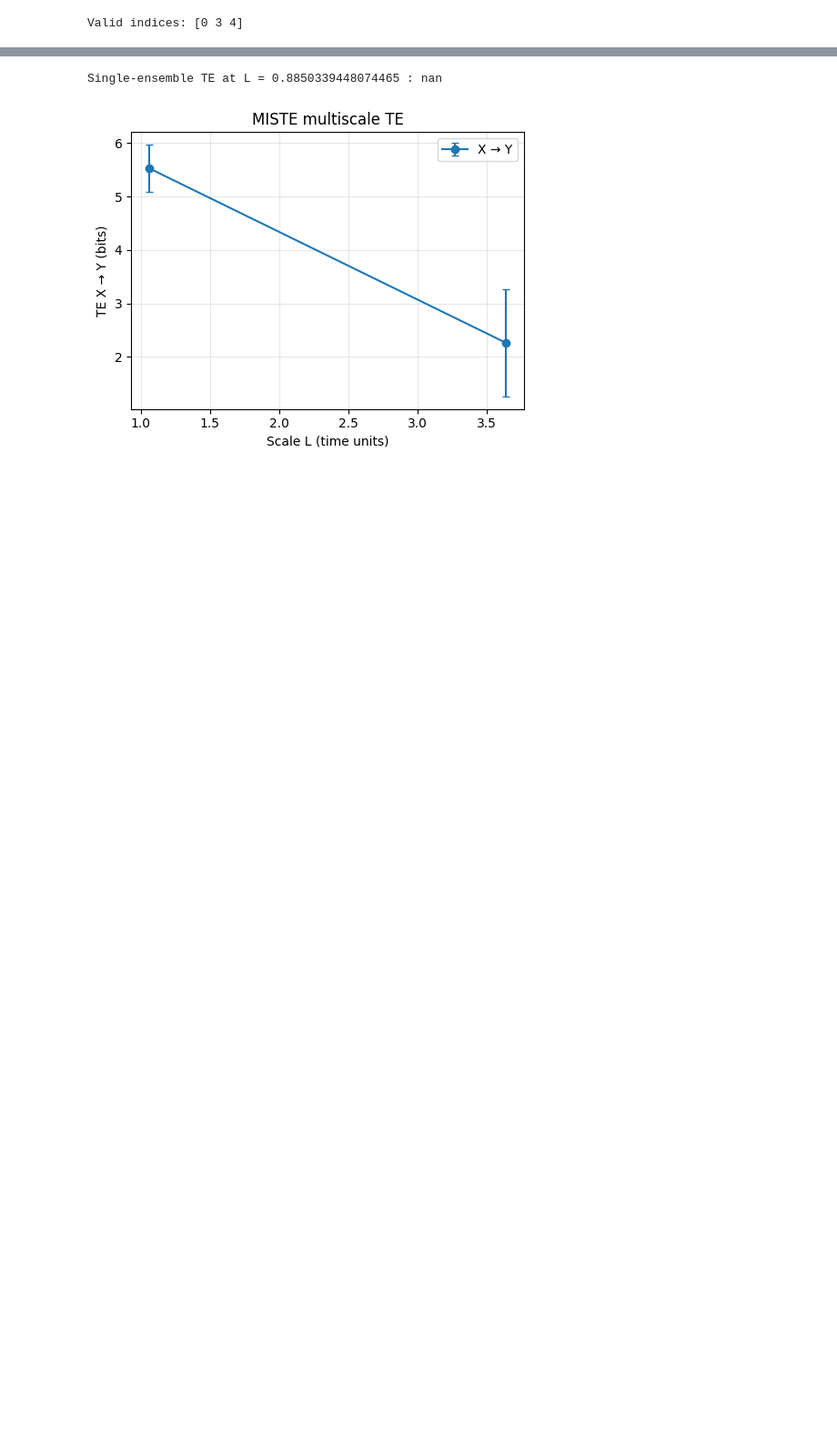
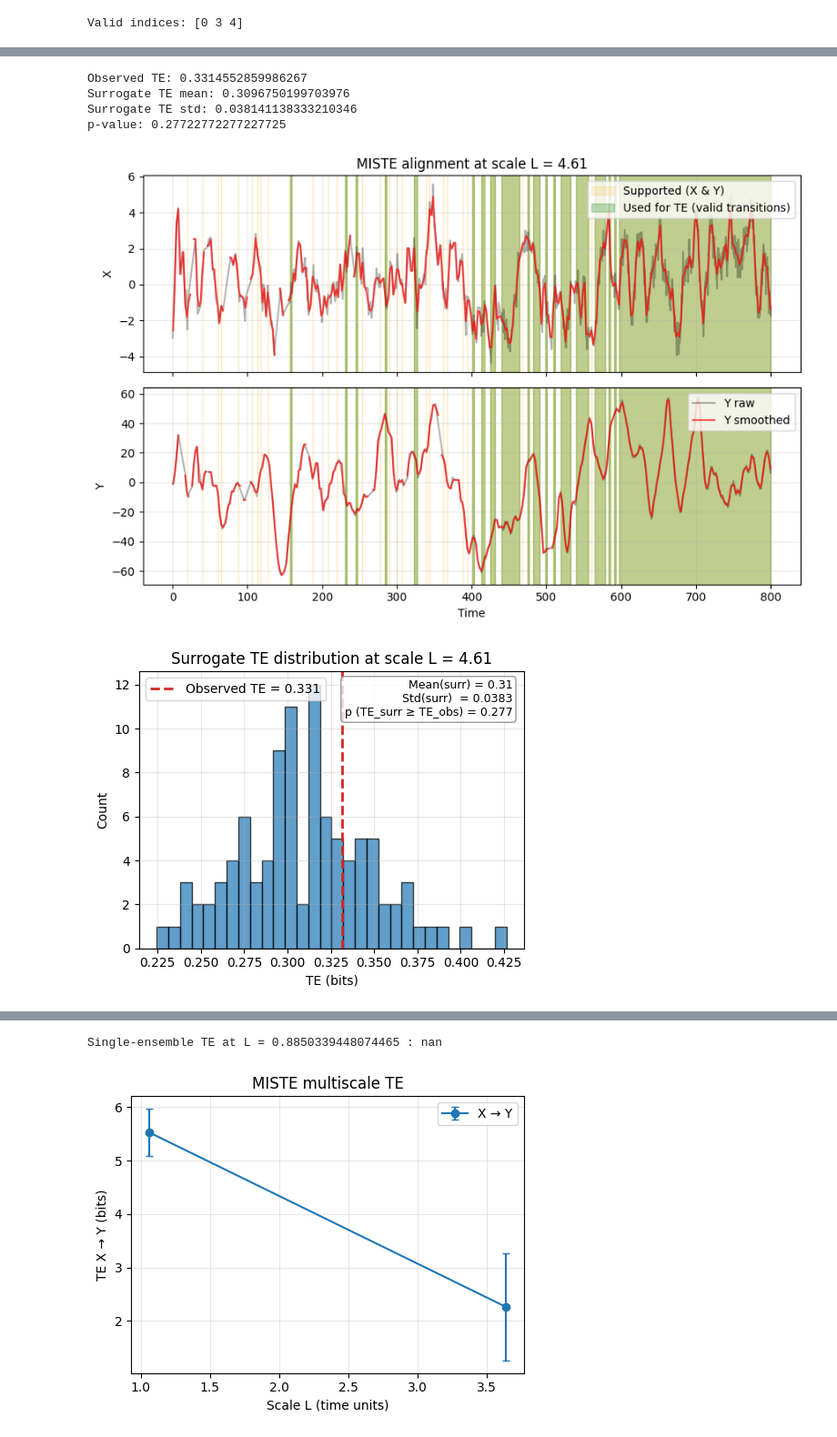
Before and after one commit to Peisong-Zheng/MISTE, a Jupyter notebook: test.ipynb, the cells around one changed output, grey strips where cells are left out. Shown at 91% size. Saved outputs shown, nothing was run; the diff lists cells and outputs as text; code cells hidden in the pictures; blank space fills up the shorter version.

```diff
--- a/test.ipynb
+++ b/test.ipynb
@@ -260,3 +261,58 @@ print(te_L)
+# %%
+from MISTE import miste_core as mc
+
+
+from MISTE import syn_data as sd
+
+import importlib
+importlib.reload(sd)
+importlib.reload(mc)
+
+# call this function:
+'''def compute_miste_single_scale_with_surrogates(
+    t_x: np.ndarray,
+    x_vals: np.ndarray,
+    t_y: np.ndarray,
+    y_vals: np.ndarray,
+    L: float,
+    grid_step_factor: float = 0.5,
+    window_half_width_factor: float = 0.5,
+    sigma_factor: float = 1/3,
+    min_valid_data_length: int = 30,
+    te_method: str = "binned",  # "binned" or "gaussian"
+    n_surrogates: int = 199,
+    surrogate_mode: str = "shuffle_xpast",  # currently only this mode
+    if_plot_alignment: bool = False,
+    te_kwargs: Optional[dict] = None,
+    random_state: Optional[int] = None,
+):'''
+
+
+TE_obs, TE_surr, p_value = mc.compute_miste_single_scale_with_surrogates(
+    t_x=data.X_obs.t_obs,
+    x_vals=data.X_obs.values_obs,
+    t_y=data.Y_obs.t_obs,
+    y_vals=data.Y_obs.values_obs,
+    L=4.60574981,
+    te_method='binned',
+    n_surrogates=100,
+    if_plot_alignment=True,
+    if_plot_surrogates=True
+
+)
+
+# print results:
+print("Observed TE:", TE_obs)
+print("Surrogate TE mean:", np.mean(TE_surr))
+print("Surrogate TE std:", np.std(TE_surr))
+print("p-value:", p_value)
+# %% [output]
+Observed TE: 0.3314552859986267
+Surrogate TE mean: 0.3096750199703976
+Surrogate TE std: 0.038141138333210346
+p-value: 0.27722772277227725
+[figure, added]
+[figure, added]
 # %%
 '''call function def compute_miste_multiscale(
     t_x: np.ndarray,
```
Also changed, not shown: parts of 8 cells of this notebook, 1 other file.
